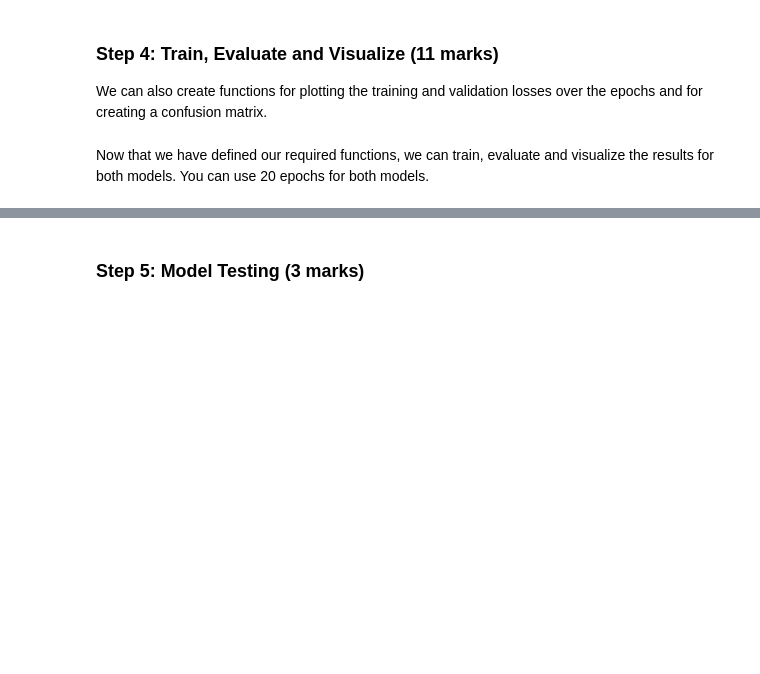
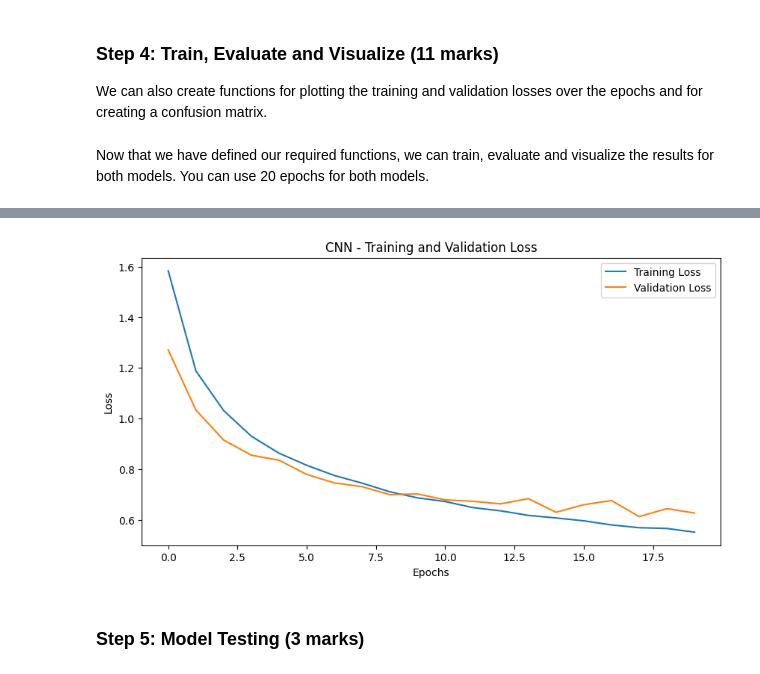
Before and after one commit to yhsben88/ENSF519_machineLearning_Assignment3, a Jupyter notebook: Assignment 3.ipynb, the cells around one changed output, grey strips where cells are left out. Cells and saved outputs as stored; diff of their text form; code cells hidden in the pictures; blank space fills up the shorter version.

```diff
--- a/Assignment 3.ipynb
+++ b/Assignment 3.ipynb
@@ -164,2 +305,20 @@ Now that we have defined our required functions, we can train, evaluate and visu
 # %%
 # TODO: Run Training and validation loops for CNN (2 marks)
+cnn_train_losses = []
+cnn_val_losses = []
+cnn_train_accs = []
+cnn_val_accs = []
+
+print("Training CNN...")
+for epoch in range(epochs):
+    train_loss, train_acc = train(cnn_model, train_loader, cnn_optimizer, criterion, device)
+    val_loss, val_acc = validate(cnn_model, val_loader, criterion, device)
+
+    cnn_train_losses.append(train_loss)
+    cnn_val_losses.append(val_loss)
+    cnn_train_accs.append(train_acc)
+    cnn_val_accs.append(val_acc)
+
+    print(f'Epoch {epoch+1}/{epochs}:')
+    print(f'  Train Loss: {train_loss:.4f}, Train Acc: {train_acc:.2f}%')
+    print(f'  Val Loss: {val_loss:.4f}, Val Acc: {val_acc:.2f}%')
@@ -166,5 +343,8 @@ Now that we have defined our required functions, we can train, evaluate and visu
 # %%
 # TODO: Plot losses for CNN (1 mark)
+plot_losses(cnn_train_losses, cnn_val_losses, "CNN")
+# %% [output]
+[figure, added]
 # %% [markdown]
 ### Step 5: Model Testing (3 marks)
 # %% [markdown]
```
Also changed, not shown: parts of 12 cells of this notebook, 1 other file.
